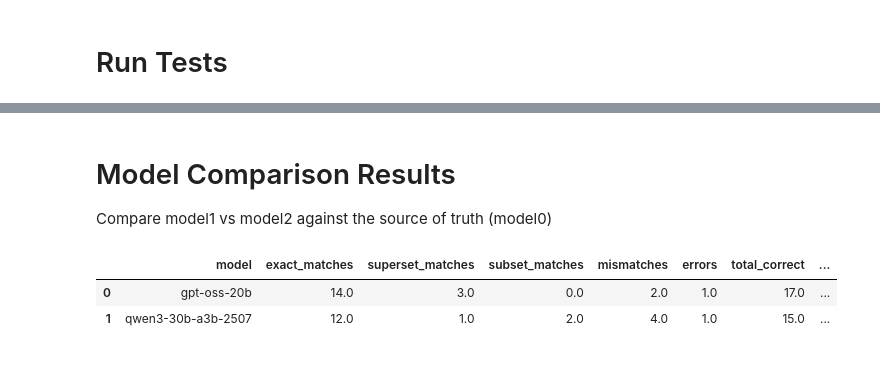
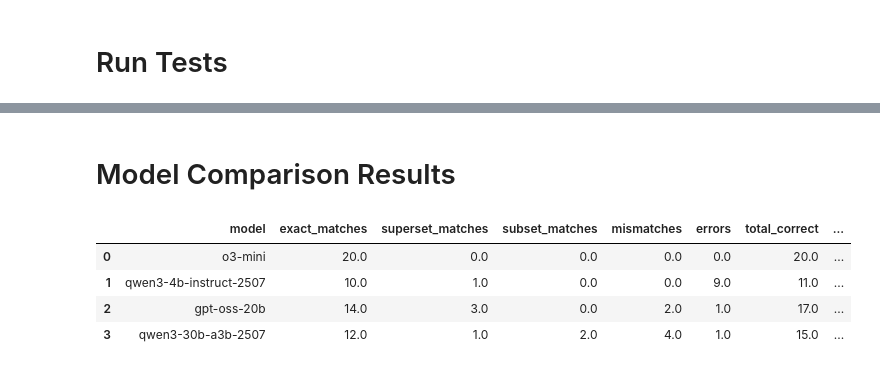
Before and after one commit to djouallah/semantic_sql_testing, a Jupyter notebook: SLM_SQL_test.ipynb, the cells around one changed output, grey strips where cells are left out. Cells and saved outputs as stored; diff of their text form; code cells hidden in the pictures.

```diff
--- a/SLM_SQL_test.ipynb
+++ b/SLM_SQL_test.ipynb
@@ -2,12 +2,14 @@
 test_semantic_model_url = '/tmp/llm/semantic_model.txt'
 questions_url           = '/tmp/llm/questions.json'
 SF                      = 0.1
-max_attempts            = 1
-TIMEOUT_SECONDS         = 180
+max_attempts            = 3
+TIMEOUT_SECONDS         = 60
 output_dir              = "/tmp/llm"
 model0                  = "o3-mini"
-model1                  = "qwen3-30b-a3b-2507"
+model1                  = "qwen3-4b-instruct-2507"
 model2                  = "gpt-oss-20b"
+model3                  = "qwen3-30b-a3b-2507"
+enable_feedback_loop    = True
 # %% [markdown]
 # Setup
 # %%
@@ -345,11 +746,6 @@ Wall time: 0 ns
 # %% [markdown]
 # Model Comparison Results
-Compare model1 vs model2 against the source of truth (model0)
 # %%
-# OPTIMIZED COMPARISON LOGIC - Much Faster!
-# Pre-calculate sorted hashes to avoid repeated expensive operations
-# FOCUS ON VALUES ONLY - IGNORE COLUMN NAMES COMPLETELY
-
 # Load and prepare data with pre-calculated hashes focusing only on values
 duckdb.sql(f"""
     CREATE OR REPLACE VIEW results_all AS
@@ -362,8 +758,8 @@ duckdb.sql(f"""
     hash(flatten(array_transform(result, x -> json_extract(json(x), '$.*')))) as values_hash,
     -- Sorted hash for order-independent comparison (values only)
     hash(array_sort(flatten(array_transform(result, x -> json_extract(json(x), '$.*'))))) as sorted_values_hash
-    FROM read_json_auto('{output_dir}/log/*.json')
-    WHERE model in ('{model0}', '{model1}', '{model2}') and SF = '{SF}'
+    FROM read_json_auto('{output_dir}/log/*.json', union_by_name=true, ignore_errors=true)
+    WHERE model in ('{model0}', '{model1}', '{model2}', '{model3}') and SF = '{SF}'
 """)
 
 duckdb.sql(f"""
@@ -372,10 +768,18 @@ duckdb.sql(f"""
     WHERE timestamp = (SELECT max(timestamp) FROM results_all r2 WHERE r2.model = results_all.model)
 """)
 
-
+# Add feedback_iterations column if it doesn't exist (for backward compatibility)
+try:
+    duckdb.sql("SELECT feedback_iterations FROM results_filtered_three LIMIT 1")
+    feedback_iterations_exists = True
+except:
+    feedback_iterations_exists = False
+    print("📝 Adding feedback_iterations column for backward compatibility...")
+    duckdb.sql("ALTER TABLE results_filtered_three ADD COLUMN feedback_iterations INTEGER DEFAULT 0")
 
 # Enhanced comparison focusing exclusively on values with FIXED superset logic
-comparison_table = duckdb.sql(f"""
+# Split into separate queries to avoid ORDER BY issues
+model_comparison_results = duckdb.sql(f"""
     WITH source_results AS (
         SELECT nbr,
                all_values as source_values,
@@ -390,44 +794,75 @@ comparison_table = duckdb.sql(f"""
             r.nbr,
             r.result_count,
             r.duration_s,
+            r.feedback_iterations,
             s.source_rows,
             CASE
                 WHEN r.error_details IS NOT NULL THEN 'error'
                 -- Exact values match (same sorted hash) - ORDER AND VALUES IDENTICAL
                 WHEN r.sorted_values_hash = s.source_sorted_hash THEN 'exact'
                 -- IMPROVED SUPERSET LOGIC: If all source values exist in model result
                 -- This handles cases where models return extra columns or calculations
                 WHEN array_has_all(r.all_values, s.source_values) THEN 'superset'
                 -- SUBSET: If model result is contained in source (shouldn't happen often)
                 WHEN array_has_all(s.source_values, r.all_values) THEN 'subset'
                 ELSE 'mismatch'
             END as match_type
         FROM results_filtered_three r
         LEFT JOIN source_results s ON r.nbr = s.nbr
-        WHERE r.model IN ('{model1}', '{model2}')
+        WHERE r.model IN ('{model1}', '{model2}', '{model3}')
     )
     SELECT
         model,
         SUM(CASE WHEN match_type = 'exact' THEN 1 ELSE 0 END) as exact_matches,
         SUM(CASE WHEN match_type = 'superset' THEN 1 ELSE 0 END) as superset_matches,
         SUM(CASE WHEN match_type = 'subset' THEN 1 ELSE 0 END) as subset_matches,
         SUM(CASE WHEN match_type = 'mismatch' THEN 1 ELSE 0 END) as mismatches,
         SUM(CASE WHEN match_type = 'error' THEN 1 ELSE 0 END) as errors,
         SUM(CASE WHEN match_type IN ('exact', 'superset', 'subset') THEN 1 ELSE 0 END) as total_correct,
         ROUND(SUM(CASE WHEN match_type IN ('exact', 'superset', 'subset') THEN 1 ELSE 0 END) / 20.0 * 100, 1) as accuracy_percent,
-        ROUND(SUM(duration_s), 1) as total_duration_seconds,
-        ROUND(AVG(duration_s), 2) as avg_duration_per_question
+        ROUND(AVG(duration_s), 2) as avg_duration_per_question,
+        SUM(feedback_iterations) as total_feedback_iterations,
+        ROUND(AVG(feedback_iterations), 1) as avg_feedback_per_question,
+        SUM(CASE WHEN feedback_iterations > 0 THEN 1 ELSE 0 END) as questions_with_feedback
     FROM model_scores
     GROUP BY model
-    ORDER BY model
 """).df()
+
+# Get model0 reference data separately (always 100% accuracy as it's the ground truth)
+model0_stats = duckdb.sql(f"""
+    SELECT
+        '{model0}' as model,
+        20 as exact_matches,
+        0 as superset_matches,
+        0 as subset_matches,
+        0 as mismatches,
+        0 as errors,
+        20 as total_correct,
+        100.0 as accuracy_percent,
+        ROUND(AVG(duration_s), 2) as avg_duration_per_question,
+        SUM(COALESCE(feedback_iterations, 0)) as total_feedback_iterations,
+        ROUND(AVG(COALESCE(feedback_iterations, 0)), 1) as avg_feedback_per_question,
+        SUM(CASE WHEN COALESCE(feedback_iterations, 0) > 0 THEN 1 ELSE 0 END) as questions_with_feedback
+    FROM results_filtered_three
+    WHERE model = '{model0}' AND error_details IS NULL
+""").df()
+
+# Combine results and sort them properly
+comparison_table = pd.concat([model0_stats, model_comparison_results], ignore_index=True)
+
+# Sort by model in the desired order: model0, model1, model2, model3
+model_order = {model0: 1, model1: 2, model2: 3, model3: 4}
+comparison_table['sort_order'] = comparison_table['model'].map(model_order)
+comparison_table = comparison_table.sort_values('sort_order').drop('sort_order', axis=1).reset_index(drop=True)
 
 print()
 display(comparison_table)
 # %% [output]
 |  | model | exact_matches | superset_matches | subset_matches | mismatches | errors | total_correct | ... |
-| 0 | gpt-oss-20b | 14.0 | 3.0 | 0.0 | 2.0 | 1.0 | 17.0 | ... |
-| 1 | qwen3-30b-a3b-2507 | 12.0 | 1.0 | 2.0 | 4.0 | 1.0 | 15.0 | ... |
+| 0 | o3-mini | 20.0 | 0.0 | 0.0 | 0.0 | 0.0 | 20.0 | ... |
+| 1 | qwen3-4b-instruct-2507 | 10.0 | 1.0 | 0.0 | 0.0 | 9.0 | 11.0 | ... |
+| 2 | gpt-oss-20b | 14.0 | 3.0 | 0.0 | 2.0 | 1.0 | 17.0 | ... |
+| 3 | qwen3-30b-a3b-2507 | 12.0 | 1.0 | 2.0 | 4.0 | 1.0 | 15.0 | ... |
 # %%
 # 📊 Visualization: Model Performance Bar Chart
 import matplotlib.pyplot as plt
```
Also changed, not shown: parts of 11 cells of this notebook.
